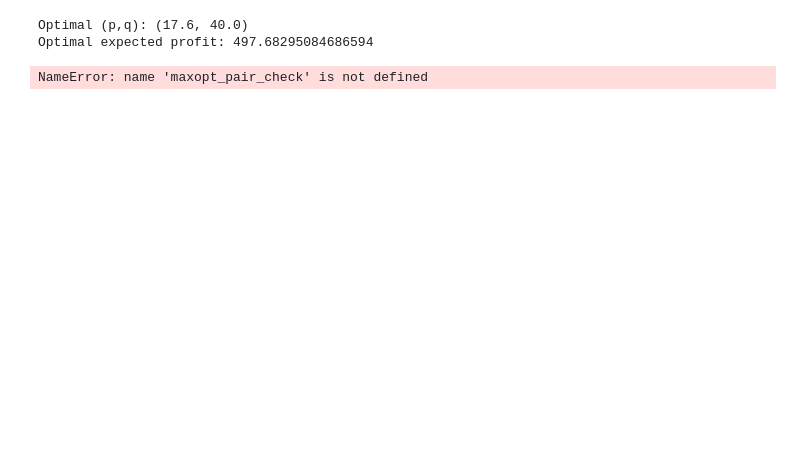
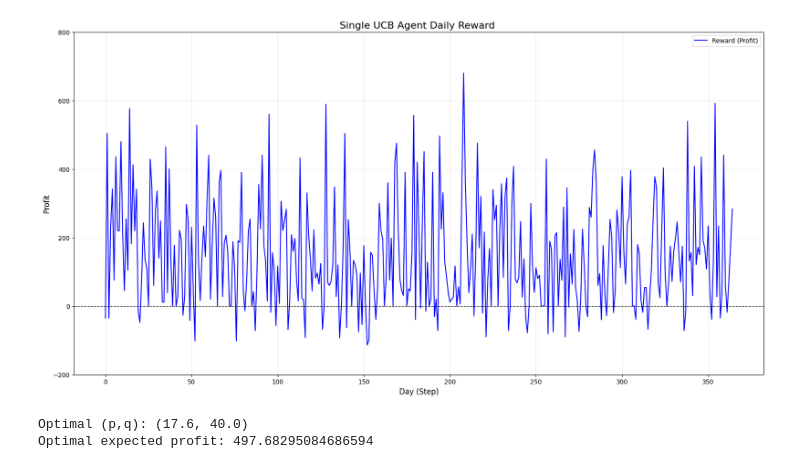
Before and after one commit to utkuyagci/AISCM-Final-Project, a Jupyter notebook: execute.ipynb, the cells around one changed output. Cells and saved outputs as stored; diff of their text form; code cells hidden in the pictures; blank space fills up the shorter version.

Commit message:
single agent benchmark (work in progress)

```diff
--- a/execute.ipynb
+++ b/execute.ipynb
@@ -16,3 +20,11 @@ for _ in range(params.ROUNDS):
 # Pull data
 model_df = model.datacollector.get_model_vars_dataframe()   # index: Step
 agent_df = model.datacollector.get_agent_vars_dataframe()   # index: Step, AgentID
+# %%
+#Simulate single agent model
+m = SingleAgentPQModel(agent_type="UCB")   #Greedy - UCB - Thompson
+for _ in range(params.ROUNDS):
+    m.step()
+
+df_single = m.datacollector.get_model_vars_dataframe()
+print(df_single.head())
@@ -69 +95,17 @@ plt.show()
+# %%
+#Single Agent Reward Plot
+
+reward_single_data = df_single[["t", "profit"]]
+plt.figure(figsize=(20, 10))
+plt.plot(reward_single_data['t'], reward_single_data['profit'], color='blue', label='Reward (Profit)', linewidth=1.5)
+plt.ylim(-200, 800)
+plt.axhline(0, color='black', linewidth=1, linestyle='--')
+plt.xlabel('Day (Step)', fontsize=12)
+plt.ylabel('Profit', fontsize=12)
+plt.title(f'Single {m.agent_type} Agent Daily Reward ', fontsize=16)
+plt.legend()
+plt.grid(True, alpha=0.3)
+plt.show()
+# %% [output]
+[figure, added]
 # %%
@@ -72,8 +116,3 @@ print("Optimal expected profit:", params.opt_profit)
 # %% [output]
 Optimal (p,q): (17.6, 40.0)
 Optimal expected profit: 497.68295084686594
-# %%
-opt_pair_check=params.all_pairs_profits
-max=maxopt_pair_check["expected profit"]
-# %% [output]
-NameError: name 'maxopt_pair_check' is not defined
```
Also changed, not shown: parts of 6 cells of this notebook, 2 other files.
